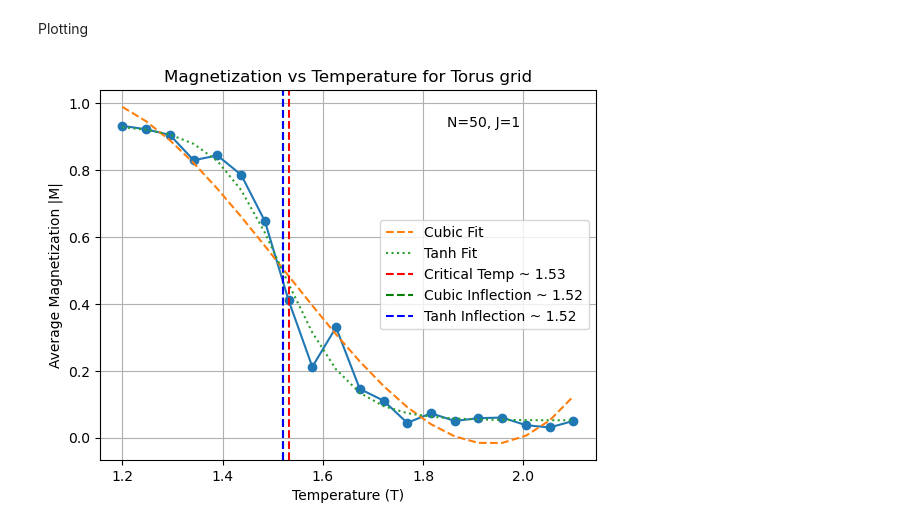
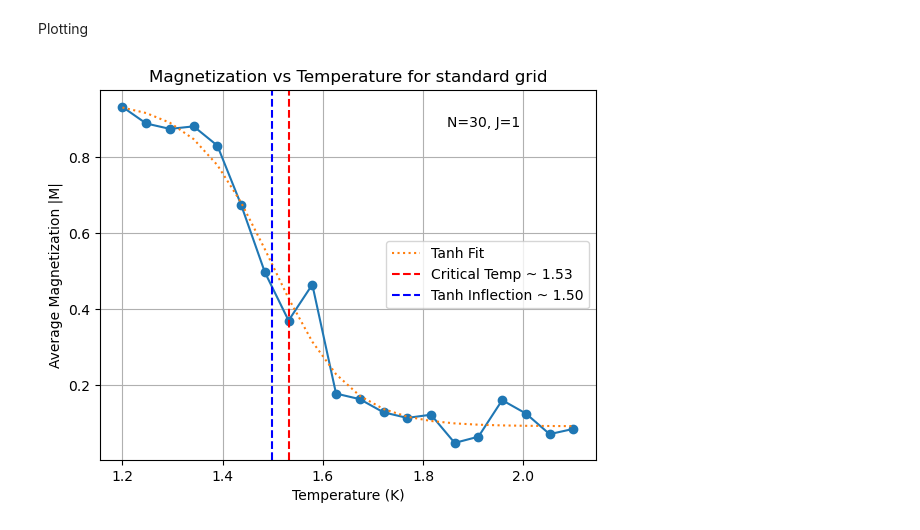
Before and after one commit to nirmiller/comp_phy_final_project, a Jupyter notebook: stats_n_graphs.ipynb, the cells around one changed output. Cells and saved outputs as stored; diff of their text form; code cells hidden in the pictures.

```diff
--- a/stats_n_graphs.ipynb
+++ b/stats_n_graphs.ipynb
@@ -10,9 +9,27 @@ import copy
 # %% [markdown]
 Simulator
 # %%
-def B_vs_T(grid, temps, mc_steps, runs_per_T, J=1, equil_tolerance=.9, same_grid_for_T=True, mf_external=0):
+def B_vs_T(grid, temps, mc_steps, runs_per_T, J=1, equil_tolerance=.9, same_grid_per_T=True, mf_external=0):
+    """
+    Simulate the Ising model over a range of temperatures and record magnetization.
 
-    if same_grid_for_T:
+    Parameters:
+    - grid: Grid object representing the initial state of the system.
+    - temps: List or array of temperatures to simulate.
+    - mc_steps: Number of Monte Carlo sweeps for each simulation run.
+    - runs_per_T: Number of simulation runs to average magnetization at each temperature.
+    - J: Coupling constant for the Ising model (default is 1).
+    - equil_tolerance: Tolerance for equilibration (dependent on grid type).
+    - same_grid_per_T: If True, evolve a grid from the same initial grid for each temperature (default is True).
+    - mf_external: External magnetic field (default is 0).
+
+    Returns:
+    - List of average magnetizations corresponding to each temperature.
+
+    """
+
+
+    if same_grid_per_T:
         # copy the initial grid to use for all temperatures
         int_grid = copy.deepcopy(grid)
 
@@ -40,7 +57,7 @@ def B_vs_T(grid, temps, mc_steps, runs_per_T, J=1, equil_tolerance=.9, same_grid
         magnetizations.append(avg_mag)
 
         # reset the grid for the next temperature
-        if same_grid_for_T:
+        if same_grid_per_T:
             isingModel.resetSimulation(grid=copy.deepcopy(int_grid))
         else:
             isingModel.resetSimulation()
@@ -203,10 +173,10 @@ KeyboardInterrupt:
 Magnitization vs Temperature
 # %%
 # --- Parameters ---
-N = 50                         # Lattice size
+N = 30                         # Lattice size
 J = 1                          # Coupling constant
 temps = np.linspace(1.2, 2.1, 20)  # Temperature range
-mc_steps = 70                  # sweeps for measurement
+mc_steps = 50                  # sweeps for measurement
 runs_per_T = 5                 # Average over multiple runs
 # ------------------
 
@@ -227,10 +197,8 @@ mags = B_vs_T(basic_grid, temps, mc_steps, runs_per_T, J=J, equil_tolerance=.9)
 # torus = Torus(n_x=10, n_y=10, gridPointObject=electron.ClassicElectron, record_history=False)
 # mags = B_vs_T(torus, temps, mc_steps, runs_per_T, J=J, equil_tolerance=.9)
 
+# critical temperature as calculated by different methods
 crit_T = get_critical_temp(temps, mags)
-cubic_coeffs = fit_cubic(temps, mags)
-cubic_critical_T = inflection_point_cubic(cubic_coeffs)
-cubic_poly = np.poly1d(cubic_coeffs)
 tanh_fit_params = tanh_fit(temps, mags)
 tanh_critical_T = inflection_point(tanh_fit_params)
 # %% [markdown]
@@ -238,18 +206,16 @@ Plotting
 # %%
 # graphing the results
 plt.plot(temps, mags, marker='o')
-plt.plot(temps, cubic_poly(temps), linestyle='--', label='Cubic Fit')
 plt.plot(temps, tanh_func(temps, *tanh_fit_params), linestyle=':', label='Tanh Fit')
 plt.xlabel('Temperature (K)')
 plt.ylabel('Average Magnetization |M|')
-plt.title('Magnetization vs Temperature for Torus grid')
+plt.title('Magnetization vs Temperature for standard grid')
 plt.text(0.7, 0.9, f'N={N}, J={J}', transform=plt.gca().transAxes)
 # mark the critical temperature
 plt.axvline(x=crit_T, color='r', linestyle='--', label=f'Critical Temp ~ {crit_T:.2f}')
-plt.axvline(x=cubic_critical_T, color='g', linestyle='--', label=f'Cubic Inflection ~ {cubic_critical_T:.2f}')
 plt.axvline(x=tanh_critical_T, color='b', linestyle='--', label=f'Tanh Inflection ~ {tanh_critical_T:.2f}')
 plt.legend()
 plt.grid()
 plt.show()
 # %% [output]
-[figure, old version]
+[figure, new version]
```
Also changed, not shown: parts of 6 cells of this notebook.
